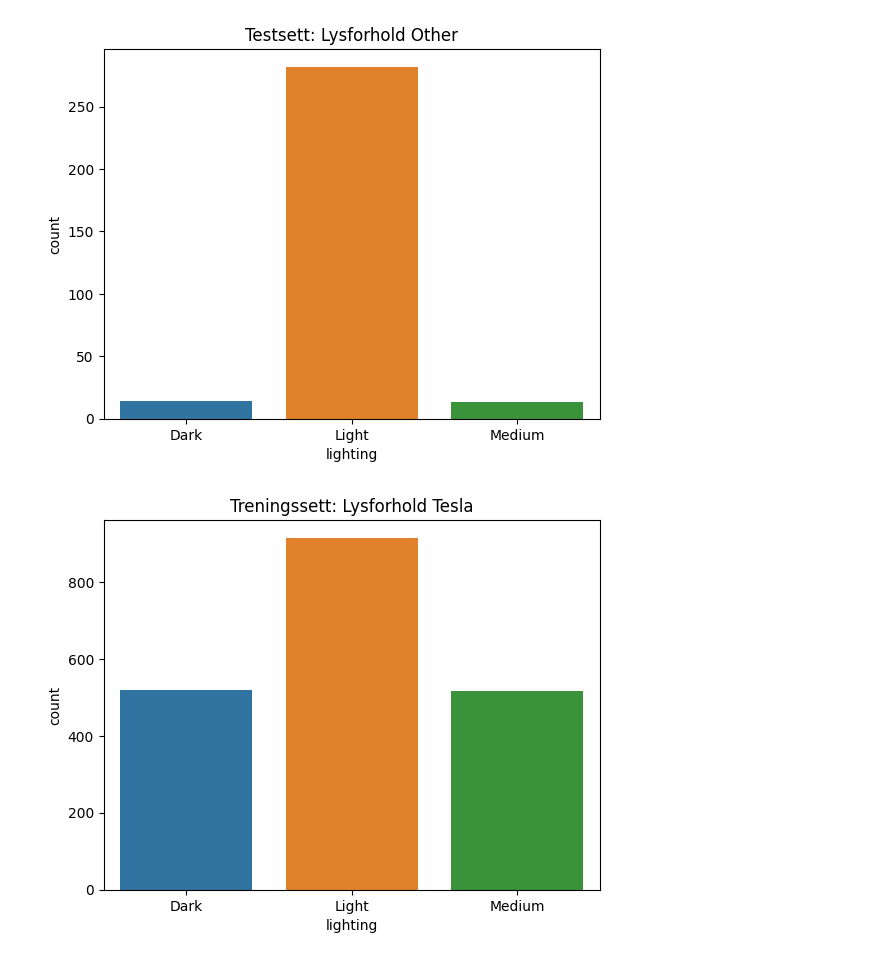
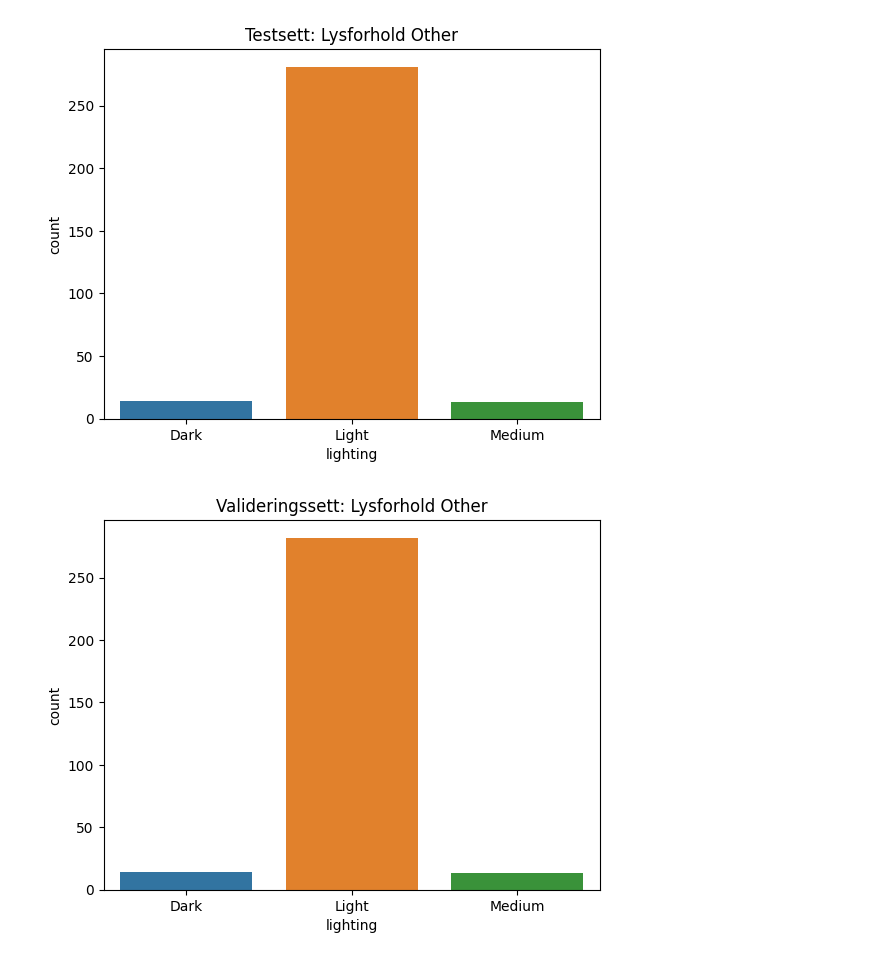
Before and after one commit to jkaste03/visual-vehicle-recognition-varying-lighting-conditions, a Jupyter notebook: notebooks/utils_test.ipynb, the cells around one changed output. Cells and saved outputs as stored; diff of their text form; code cells hidden in the pictures.

```diff
--- a/notebooks/utils_test.ipynb
+++ b/notebooks/utils_test.ipynb
@@ -14,7 +14,9 @@ To enable the following instructions: AVX2 AVX_VNNI FMA, in other operations, re
 other = 'Other car'
 # %%
 columns = ("model", "lighting")
-(train_x, train_y), (test_x, test_y) = utils.read_stratified_data(columns=columns, strata_threshold=38)
+(train_x, train_y), (val_x, val_y), (test_x, test_y) = utils.read_stratified_data_new(columns=columns, strata_threshold=38)
+xs = [train_x, val_x, test_x]
+ys = [train_y, val_y, test_y]
 # %% [output]
 /mnt/d/skole/dat191/visual-vehicle-recognition-varying-lighting-conditions/datasett/kisspng-2018-tesla-model-s-tesla-motors-car-ele_fLj30kA.2230115115224762368998.png
 /mnt/d/skole/dat191/visual-vehicle-recognition-varying-lighting-conditions/datasett/Edmu_EmY1CYe.-2020-Tesla-Model-Ywire-38540856-1611748943-973_634x3962-1280x720.jpg
@@ -218,14 +221,8 @@ plt.show()
 # %%
-df = train_y
-other = 'Other car'
-tesla = df[df['model'] != other].sort_values(by="model").sort_values(by="lighting", kind='stable')
+for df in ys:
+    other = 'Other car'
+    tesla = df[df['model'] != other].sort_values(by="model").sort_values(by="lighting", kind='stable')
 
-sns.countplot(data=tesla, x="model", hue="lighting").set_title("Treningssett fordelt på modell og lysforhold")
-plt.show()
-
-df = test_y
-tesla = df[df['model'] != other].sort_values(by="model").sort_values(by="lighting", kind='stable')
-
-sns.countplot(data=tesla, x="model", hue="lighting").set_title("Testsett fordelt på modell og lysforhold")
-plt.show()
+    sns.countplot(data=tesla, x="model", hue="lighting").set_title("Treningssett fordelt på modell og lysforhold")
+    plt.show()
 # %% [output]
@@ -266,9 +273,14 @@ plot = sns.countplot(data=df, x='lighting', hue='lighting')
 plot.set_title(f'Treningssett: Lysforhold Other')
 plt.show()
 
+df = val_y[val_y["model"] == other].sort_values(by="lighting")
+plot = sns.countplot(data=df, x='lighting', hue='lighting')
+plot.set_title(f'Testsett: Lysforhold Other')
+plt.show()
+
 df = test_y[test_y["model"] == other].sort_values(by="lighting")
 plot = sns.countplot(data=df, x='lighting', hue='lighting')
-plot.set_title(f'Testsett: Lysforhold Other')
+plot.set_title(f'Valideringssett: Lysforhold Other')
 plt.show()
 
 df = train_y[train_y["model"] != other].sort_values(by="lighting")
@@ -276,6 +288,11 @@ plot = sns.countplot(data=df, x='lighting', hue='lighting')
 plot.set_title(f'Treningssett: Lysforhold Tesla')
 plt.show()
 
+df = val_y[val_y["model"] != other].sort_values(by="lighting")
+plot = sns.countplot(data=df, x='lighting', hue='lighting')
+plot.set_title(f'Valideringssett: Lysforhold Tesla')
+plt.show()
+
 df = test_y[test_y["model"] != other].sort_values(by="lighting")
 plot = sns.countplot(data=df, x='lighting', hue='lighting')
 plot.set_title(f'Testsett: Lysforhold Tesla')
@@ -285,2 +302,2 @@ plt.show()
 [figure]
-[figure, old version]
+[figure, new version]
```
Also changed, not shown: parts of 12 cells of this notebook, 6 other files.
